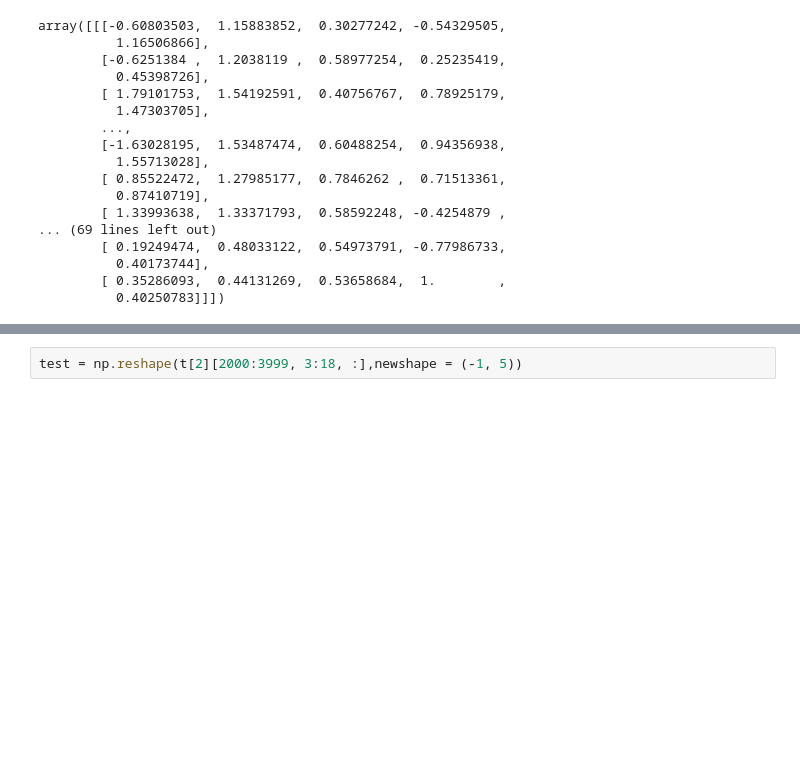
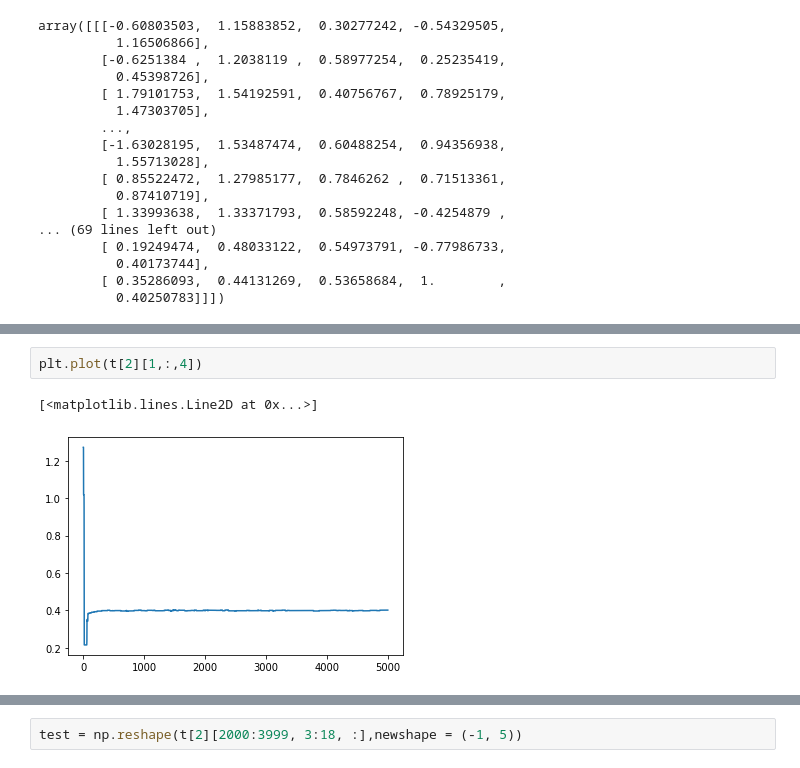
Before and after one commit to AlexanderFengler/nn_likelihoods, a Jupyter notebook: doodle.ipynb, the cells around one changed output, grey strips where cells are left out. Cells and saved outputs as stored; diff of their text form; blank space fills up the shorter version.

```diff
--- a/doodle.ipynb
+++ b/doodle.ipynb
@@ -369,0 +366,5 @@ NameError: name 'test' is not defined
+# %%
+plt.plot(t[2][1,:,4])
+# %% [output]
+[<matplotlib.lines.Line2D at 0x...>]
+[figure, added]
```
Also changed, not shown: parts of 13 cells of this notebook, 2 other files.
